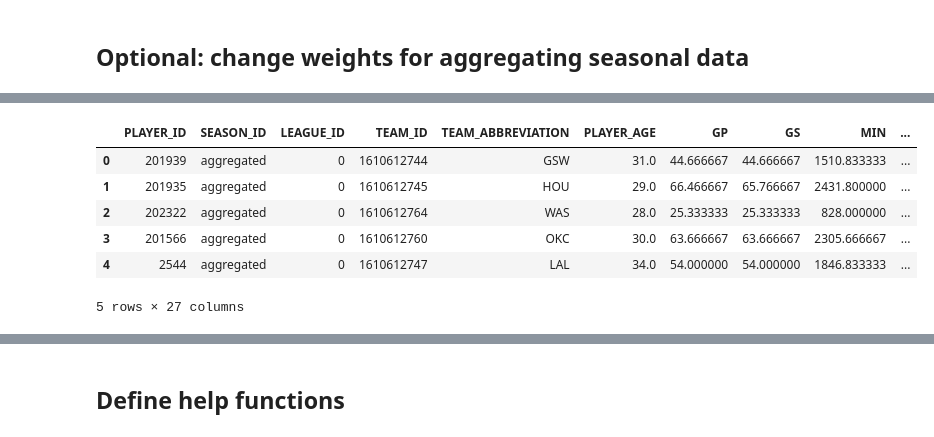
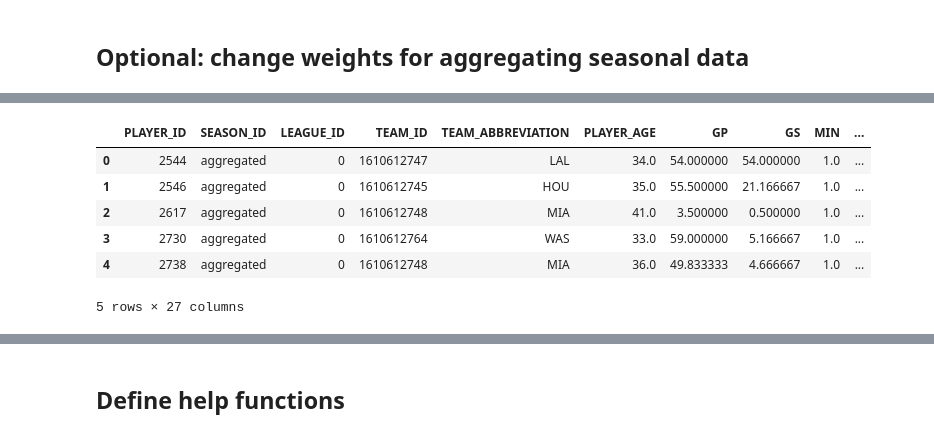
Before and after one commit to finnoh/data_science_project, a Jupyter notebook: recommmendation_engine.ipynb, the cells around one changed output, grey strips where cells are left out. Drawn from its saved outputs; the diff is of its cells as text; code cells hidden in the pictures.

```diff
--- a/recommmendation_engine.ipynb
+++ b/recommmendation_engine.ipynb
@@ -27,10 +30,10 @@ from nba_api.stats.endpoints import playercareerstats
 # %% [markdown]
 # Load data
 # %%
-players_data = pd.read_csv('players_data.csv')
-players_salaries = pd.read_csv('players_salaries.csv')
-players_stats_agg = pd.read_csv('playercareerstats_agg.csv') # gewichtete Durchschnitte der letzten 3 Saisons: 1/3, 2/3, 3/3
-players_stats = pd.read_csv('playercareerstats.csv')
+players_data = pd.read_csv('players_data.csv').sort_values(by=['id']).reset_index(drop = True)
+players_salaries = pd.read_csv('players_salaries.csv').sort_values(by=['id'])
+players_stats_agg = pd.read_csv('playercareerstats_agg.csv').sort_values(by=['PLAYER_ID']) # gewichtete Durchschnitte der letzten 3 Saisons: 1/3, 2/3, 3/3
+players_stats = pd.read_csv('playercareerstats.csv').sort_values(by=['PLAYER_ID'])
 
 teams_data = pd.read_csv('teams_data.csv')
 teams_salaries = pd.read_csv('teams_salaries.csv')
@@ -42,3 +45,16 @@ w = [7/10, 2/10, 1/10]
 players_stats = players_stats[(players_stats['SEASON_ID'] == '2020-21') |
                               (players_stats['SEASON_ID'] == '2019-20') |
                               (players_stats['SEASON_ID'] == '2018-19')].reset_index().drop(columns=['index'])
+# %%
+# get data per game
+
+col_div = ['MIN', 'FGM', 'FGA', 'FG3M', 'FG3A', 'FTM', 'FTA', 'OREB', 'DREB', 'REB', 'AST', 'STL',
+           'BLK', 'TOV', 'PF', 'PTS']
+col_idx =  [list(players_stats.columns).index(i) for i in col_div]
+
+for i in range(players_stats.shape[0]):
+    n_games = players_stats["MIN"][i] #  per 'GP' or per 'MIN'?
+    for j in col_idx:
+        players_stats.iloc[i, j] /= n_games
+
+display(players_stats.head())
@@ -88,17 +112,17 @@ def combine_seasons(player_id, weights):
 # %%
 players_stats_agg = [combine_seasons(player_id, w) for player_id in players_data['id']]
 try:
     ind_player_drop = players_stats_agg.index('NA')
 except ValueError:
     pass
 players_stats_agg = [x for x in players_stats_agg if x != 'NA']
-players_stats_agg = pd.DataFrame(players_stats_agg)
+players_stats_agg = pd.DataFrame(players_stats_agg).sort_values(by=['PLAYER_ID']).reset_index(drop = True)
 players_stats_agg.head()
 # %% [output]
 |  | PLAYER_ID | SEASON_ID | LEAGUE_ID | TEAM_ID | TEAM_ABBREVIATION | PLAYER_AGE | GP | GS | MIN | ... |
-| 0 | 201939 | aggregated | 0 | 1610612744 | GSW | 31.0 | 44.666667 | 44.666667 | 1510.833333 | ... |
-| 1 | 201935 | aggregated | 0 | 1610612745 | HOU | 29.0 | 66.466667 | 65.766667 | 2431.800000 | ... |
-| 2 | 202322 | aggregated | 0 | 1610612764 | WAS | 28.0 | 25.333333 | 25.333333 | 828.000000 | ... |
-| 3 | 201566 | aggregated | 0 | 1610612760 | OKC | 30.0 | 63.666667 | 63.666667 | 2305.666667 | ... |
-| 4 | 2544 | aggregated | 0 | 1610612747 | LAL | 34.0 | 54.000000 | 54.000000 | 1846.833333 | ... |
+| 0 | 2544 | aggregated | 0 | 1610612747 | LAL | 34.0 | 54.000000 | 54.000000 | 1.0 | ... |
+| 1 | 2546 | aggregated | 0 | 1610612745 | HOU | 35.0 | 55.500000 | 21.166667 | 1.0 | ... |
+| 2 | 2617 | aggregated | 0 | 1610612748 | MIA | 41.0 | 3.500000 | 0.500000 | 1.0 | ... |
+| 3 | 2730 | aggregated | 0 | 1610612764 | WAS | 33.0 | 59.000000 | 5.166667 | 1.0 | ... |
+| 4 | 2738 | aggregated | 0 | 1610612748 | MIA | 36.0 | 49.833333 | 4.666667 | 1.0 | ... |
 5 rows × 27 columns
```
Also changed, not shown: parts of 29 cells of this notebook.
